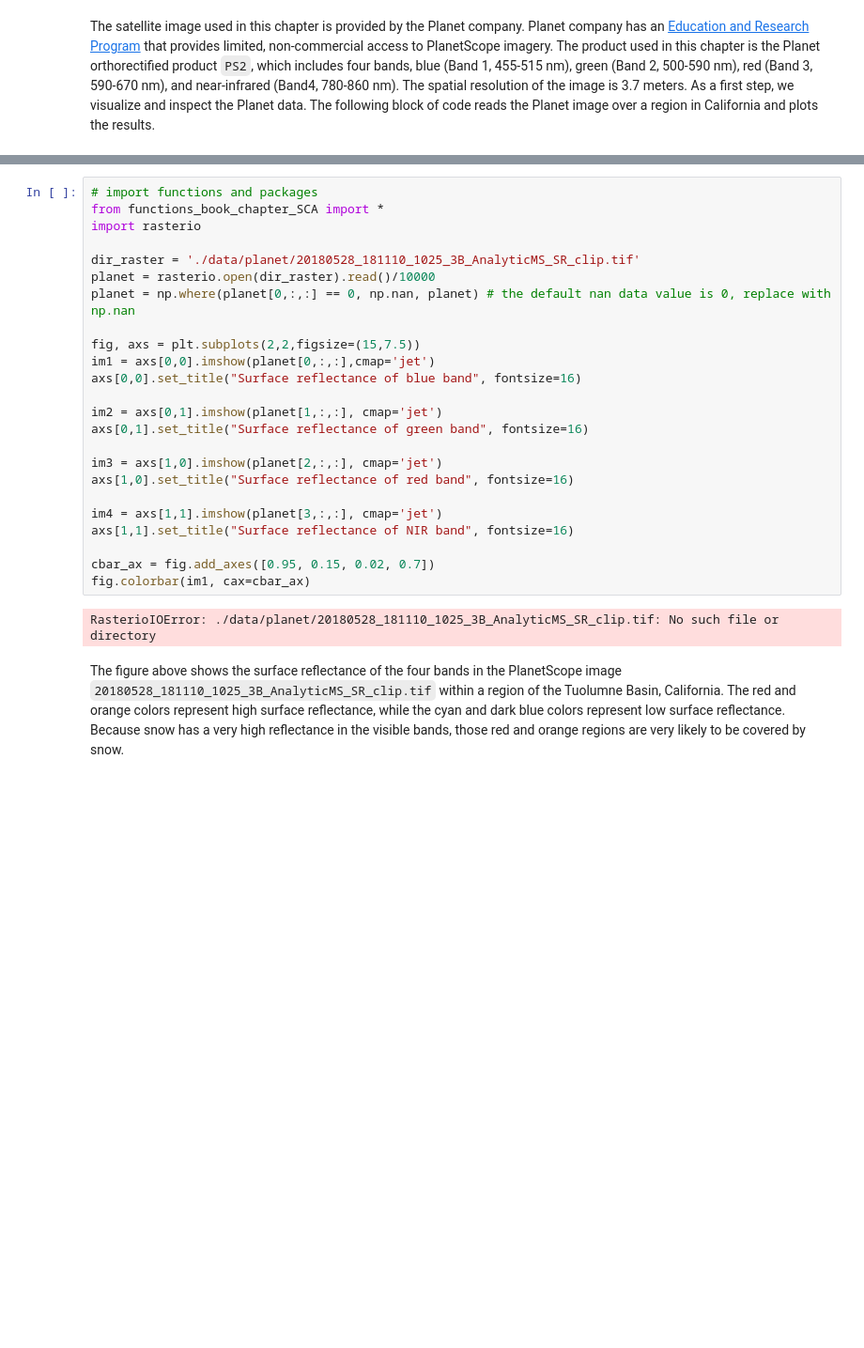
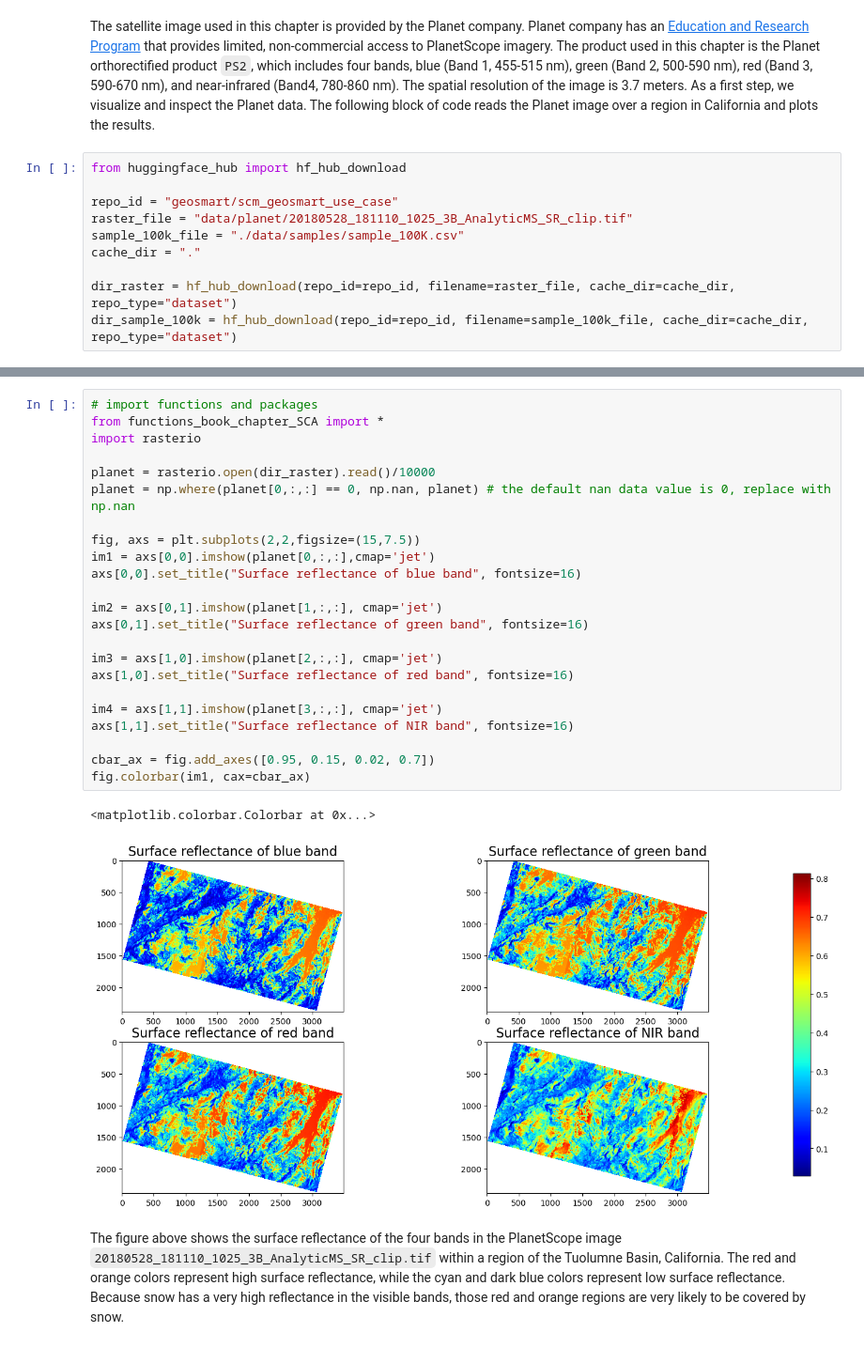
Before and after one commit to geo-smart/scm_geosmart_use_case, a Jupyter notebook: book/chapters/three.ipynb, the cells around one changed output, grey strips where cells are left out. Shown at 94% size. Saved outputs shown, nothing was run; the diff lists cells and outputs as text; blank space fills up the shorter version.

```diff
--- a/book/chapters/three.ipynb
+++ b/book/chapters/three.ipynb
@@ -2,3 +2,13 @@
 # Data Preparation
 # %% [markdown]
 The satellite image used in this chapter is provided by the Planet company. Planet company has an [Education and Research Program](https://www.planet.com/markets/education-and-research/) that provides limited, non-commercial access to PlanetScope imagery. The product used in this chapter is the Planet orthorectified product `PS2`, which includes four bands, blue (Band 1, 455-515 nm), green (Band 2, 500-590 nm), red (Band 3, 590-670 nm), and near-infrared (Band4, 780-860 nm). The spatial resolution of the image is 3.7 meters. As a first step, we visualize and inspect the Planet data. The following block of code reads the Planet image over a region in California and plots the results.
+# %%
+from huggingface_hub import hf_hub_download
+
+repo_id = "geosmart/scm_geosmart_use_case"
+raster_file = "data/planet/20180528_181110_1025_3B_AnalyticMS_SR_clip.tif"
+sample_100k_file = "./data/samples/sample_100K.csv"
+cache_dir = "."
+
+dir_raster = hf_hub_download(repo_id=repo_id, filename=raster_file, cache_dir=cache_dir, repo_type="dataset")
+dir_sample_100k = hf_hub_download(repo_id=repo_id, filename=sample_100k_file, cache_dir=cache_dir, repo_type="dataset")
@@ -5,29 +32,29 @@ The satellite image used in this chapter is provided by the Planet company. Plan
 # %%
 # import functions and packages
 from functions_book_chapter_SCA import *
 import rasterio
 
-dir_raster = './data/planet/20180528_181110_1025_3B_AnalyticMS_SR_clip.tif'
 planet = rasterio.open(dir_raster).read()/10000
 planet = np.where(planet[0,:,:] == 0, np.nan, planet) # the default nan data value is 0, replace with np.nan
 
 fig, axs = plt.subplots(2,2,figsize=(15,7.5))
 im1 = axs[0,0].imshow(planet[0,:,:],cmap='jet')
 axs[0,0].set_title("Surface reflectance of blue band", fontsize=16)
 
 im2 = axs[0,1].imshow(planet[1,:,:], cmap='jet')
 axs[0,1].set_title("Surface reflectance of green band", fontsize=16)
 
 im3 = axs[1,0].imshow(planet[2,:,:], cmap='jet')
 axs[1,0].set_title("Surface reflectance of red band", fontsize=16)
 
 im4 = axs[1,1].imshow(planet[3,:,:], cmap='jet')
 axs[1,1].set_title("Surface reflectance of NIR band", fontsize=16)
 
 cbar_ax = fig.add_axes([0.95, 0.15, 0.02, 0.7])
 fig.colorbar(im1, cax=cbar_ax)
 # %% [output]
-RasterioIOError: ./data/planet/20180528_181110_1025_3B_AnalyticMS_SR_clip.tif: No such file or directory
+<matplotlib.colorbar.Colorbar at 0x...>
+[figure, added]
 # %% [markdown]
 The figure above shows the surface reflectance of the four bands in the PlanetScope image `20180528_181110_1025_3B_AnalyticMS_SR_clip.tif` within a region of the Tuolumne Basin, California. The red and orange colors represent high surface reflectance, while the cyan and dark blue colors represent low surface reflectance. Because snow has a very high reflectance in the visible bands, those red and orange regions are very likely to be covered by snow.
 # %% [markdown]
```
Also changed, not shown: parts of 2 cells of this notebook, 1 other file.
